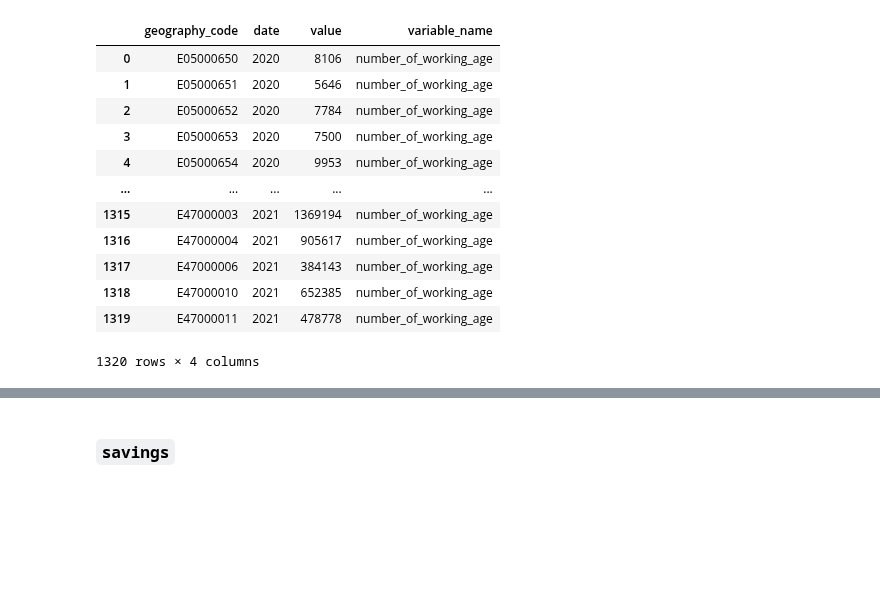
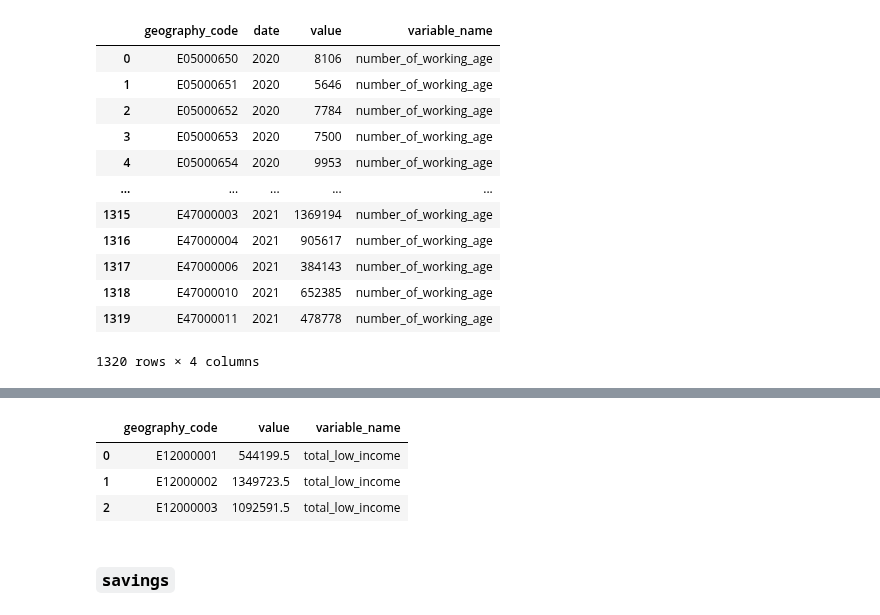
Before and after one commit to open-innovations/jrf-insight, a Jupyter notebook: pipelines/place/transform.ipynb, the cells around one changed output, grey strips where cells are left out. Cells and saved outputs as stored; diff of their text form; code cells hidden in the pictures; blank space fills up the shorter version.

```diff
--- a/pipelines/place/transform.ipynb
+++ b/pipelines/place/transform.ipynb
@@ -286,3 +223,25 @@ hbai_percent
+# %%
+hbai_age_cat = pd.read_csv(f'{DATA_DIR}/interim/hbai_by_age_category.csv')
+hbai_total_low_income = hbai_age_cat.loc[
+    (hbai_age_cat.income_status == 'In low income (below threshold)') &
+    (hbai_age_cat.date == max(hbai_age_cat.date))
+].groupby(['geography_code'])['value'].sum().to_frame()
+hbai_total_low_income['variable_name'] = 'total_low_income'
+hbai_total_low_income.reset_index(inplace=True)
+
+hbai_percent = hbai_age_cat.loc[
+    (hbai_age_cat.date == max(hbai_age_cat.date)) &
+    (hbai_age_cat.income_status == 'In low income (below threshold)')
+].groupby('geography_code').sum(numeric_only=True)
+hbai_percent = pd.DataFrame(data={'value': hbai_percent['percent']})
+hbai_percent['variable_name'] = 'percent_in_low_income'
+hbai_percent.reset_index(inplace=True)
+hbai_total_low_income
+# %% [output]
+|  | geography_code | value | variable_name |
+| 0 | E12000001 | 544199.5 | total_low_income |
+| 1 | E12000002 | 1349723.5 | total_low_income |
+| 2 | E12000003 | 1092591.5 | total_low_income |
 # %% [markdown]
 ### `savings`
 # %%
```
Also changed, not shown: parts of 5 cells of this notebook, 11 other files.
